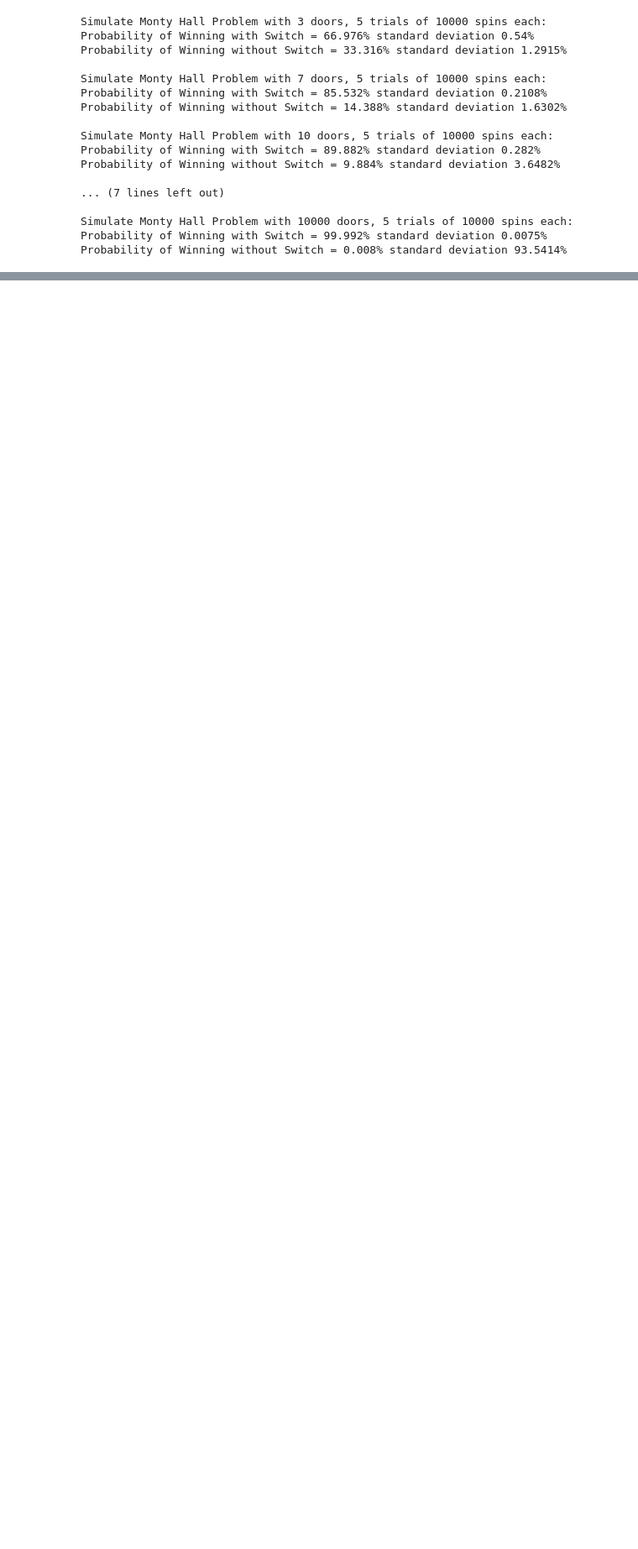
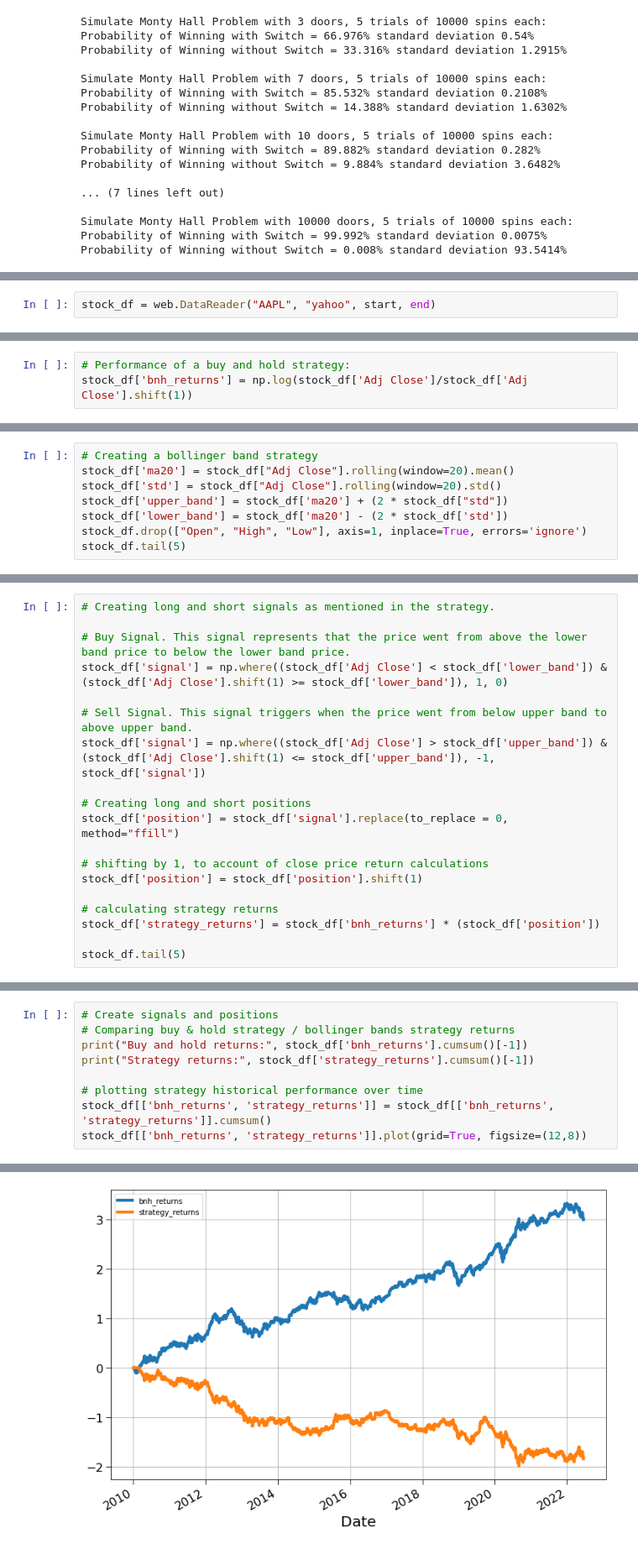
Before and after one commit to nikitaizmailov/monte_carlo_simulation, a Jupyter notebook: monte_carlo.ipynb, the cells around one changed output, grey strips where cells are left out. Shown at 84% size. Cells and saved outputs as stored; diff of their text form; blank space fills up the shorter version.

Commit message:
Added simulations for Monty Hall and backtested quant strategies in stocks

```diff
--- a/monte_carlo.ipynb
+++ b/monte_carlo.ipynb
@@ -221,0 +243,2 @@ Probability of Winning without Switch = 0.008% standard deviation 93.5414%
+# %%
+stock_df = web.DataReader("AAPL", "yahoo", start, end)
@@ -221,0 +272,3 @@ Probability of Winning without Switch = 0.008% standard deviation 93.5414%
+# %%
+# Performance of a buy and hold strategy:
+stock_df['bnh_returns'] = np.log(stock_df['Adj Close']/stock_df['Adj Close'].shift(1))
@@ -221,0 +292,8 @@ Probability of Winning without Switch = 0.008% standard deviation 93.5414%
+# %%
+# Creating a bollinger band strategy
+stock_df['ma20'] = stock_df["Adj Close"].rolling(window=20).mean()
+stock_df['std'] = stock_df["Adj Close"].rolling(window=20).std()
+stock_df['upper_band'] = stock_df['ma20'] + (2 * stock_df["std"])
+stock_df['lower_band'] = stock_df['ma20'] - (2 * stock_df['std'])
+stock_df.drop(["Open", "High", "Low"], axis=1, inplace=True, errors='ignore')
+stock_df.tail(5)
@@ -221,0 +329,19 @@ Probability of Winning without Switch = 0.008% standard deviation 93.5414%
+# %%
+# Creating long and short signals as mentioned in the strategy.
+
+# Buy Signal. This signal represents that the price went from above the lower band price to below the lower band price.
+stock_df['signal'] = np.where((stock_df['Adj Close'] < stock_df['lower_band']) & (stock_df['Adj Close'].shift(1) >= stock_df['lower_band']), 1, 0)
+
+# Sell Signal. This signal triggers when the price went from below upper band to above upper band.
+stock_df['signal'] = np.where((stock_df['Adj Close'] > stock_df['upper_band']) & (stock_df['Adj Close'].shift(1) <= stock_df['upper_band']), -1, stock_df['signal'])
+
+# Creating long and short positions
+stock_df['position'] = stock_df['signal'].replace(to_replace = 0, method="ffill")
+
+# shifting by 1, to account of close price return calculations
+stock_df['position'] = stock_df['position'].shift(1)
+
+# calculating strategy returns
+stock_df['strategy_returns'] = stock_df['bnh_returns'] * (stock_df['position'])
+
+stock_df.tail(5)
@@ -221,0 +356,10 @@ Probability of Winning without Switch = 0.008% standard deviation 93.5414%
+# %%
+# Create signals and positions
+# Comparing buy & hold strategy / bollinger bands strategy returns
+print("Buy and hold returns:", stock_df['bnh_returns'].cumsum()[-1])
+print("Strategy returns:", stock_df['strategy_returns'].cumsum()[-1])
+
+# plotting strategy historical performance over time
+stock_df[['bnh_returns', 'strategy_returns']] = stock_df[['bnh_returns', 'strategy_returns']].cumsum()
+stock_df[['bnh_returns', 'strategy_returns']].plot(grid=True, figsize=(12,8))
+# %% [output]
@@ -221,0 +369 @@ Probability of Winning without Switch = 0.008% standard deviation 93.5414%
+[figure, added]
```
Also changed, not shown: parts of 25 cells of this notebook.
